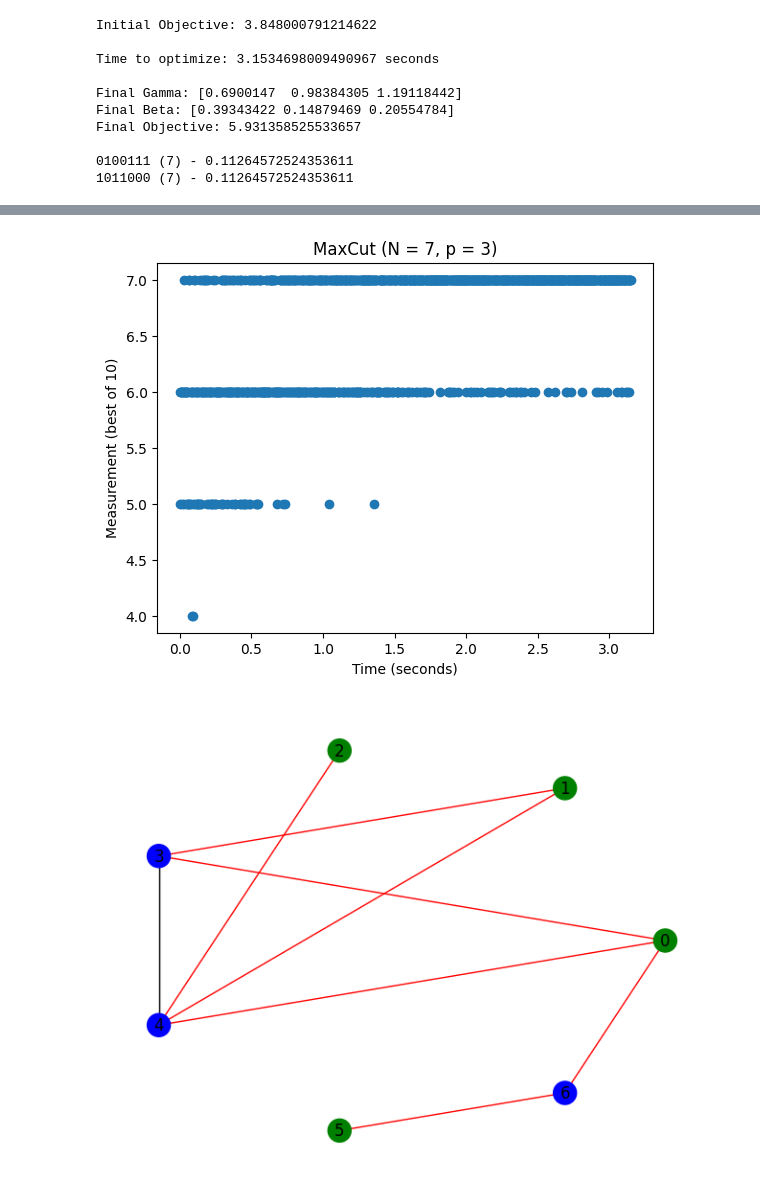
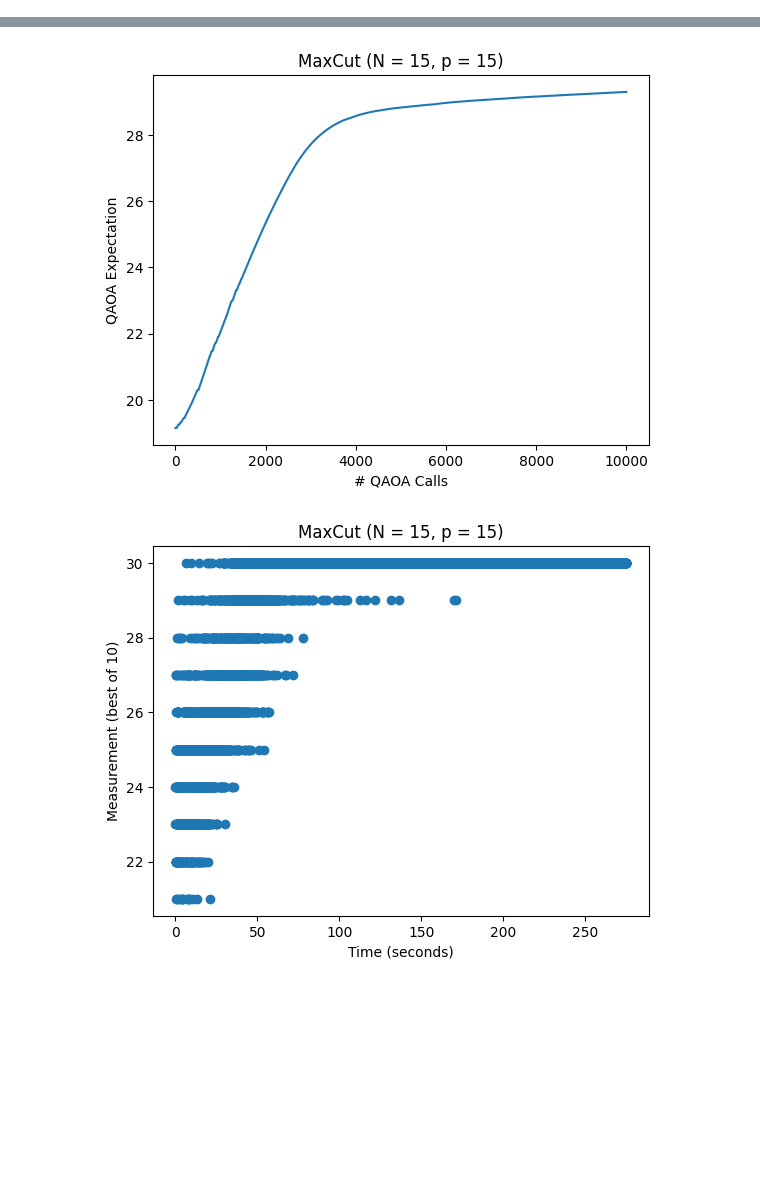
Before and after one commit to jpmorganchase/QOKit, a Jupyter notebook: grips/QAOA_plots.ipynb, the cells around one changed output, grey strips where cells are left out. Saved outputs shown, nothing was run; the diff lists cells and outputs as text; code cells hidden in the pictures; blank space fills up the shorter version.

```diff
--- a/grips/QAOA_plots.ipynb
+++ b/grips/QAOA_plots.ipynb
@@ -99,6 +99,14 @@ def plot_measurements(measurements: list[float], N: int, p: int, start_time: flo
     plt.ylabel("Measurement (best of 10)")
     plt.show()
 
+def plot_expectation_vs_QAOA_calls(expectations: list[float], N: int, p: int) -> None:
+    plt.plot([entry[1] for entry in expectations])
+    plt.title(f"MaxCut (N = {N}, p = {p})")
+    plt.xlabel("# QAOA Calls")
+    plt.ylabel("QAOA Expectation")
+    plt.show()
+
+
 
 def optimal_solution_with_index(sim: QAOAFastSimulatorBase) -> tuple[float, int]:
     costs = sim.get_cost_diagonal()
@@ -199,7 +207,7 @@ def optimize(
     assert len(init_beta) == p, "Gamma and Beta must have the same length"
     init_freq = np.hstack([init_gamma, init_beta])
 
-    res = scipy.optimize.minimize(inv_max_cut_objective(N, p, terms, expectations, measurements, sim), init_freq, method="COBYLA", options={"rhobeg": 0.01 / N})
+    res = scipy.optimize.minimize(inv_max_cut_objective(N, p, terms, expectations, measurements, sim), init_freq, method="COBYLA", options={"rhobeg": 0.01 / N, "maxiter": 1e4})
 
     gamma, beta = res.x[:p], res.x[p:]
     return (gamma, beta)
@@ -232,11 +240,13 @@ def run_experiment(seed: int, N: int, p: int) -> None:
     print_result(N, terms, gamma, beta, "Final ")
     print_probabilities(G, terms, gamma, beta, threshold=0.5 / N, only_likely=True)
     print()
+    print("Expectations:\n", expectations)
     plot_expectation(expectations, N, p, start_time)
+    plot_expectation_vs_QAOA_calls(expectations, N, p)
     plot_measurements(measurements, N, p, start_time)
 
     nx.draw(G, nx.circular_layout(G), node_color=vert_colors, edge_color=edge_colors, with_labels=True)
 
 
-run_experiment(seed=0, N=7, p=3)
+run_experiment(seed=0, N=15, p=15)
 # %% [output]
@@ -246,10 +269,0 @@ Initial Beta: [0.54488318 0.4236548  0.64589411]
-Initial Objective: 3.848000791214622
-
-Time to optimize: 3.1534698009490967 seconds
-
-Final Gamma: [0.6900147  0.98384305 1.19118442]
-Final Beta: [0.39343422 0.14879469 0.20554784]
-Final Objective: 5.931358525533657
-
-0100111 (7) - 0.11264572524353611
-1011000 (7) - 0.11264572524353611
@@ -257,2 +271,2 @@ Final Objective: 5.931358525533657
-[figure, old version]
+[figure, new version]
-[figure, old version]
+[figure, new version]
```
Also changed, not shown: parts of 4 cells of this notebook.
